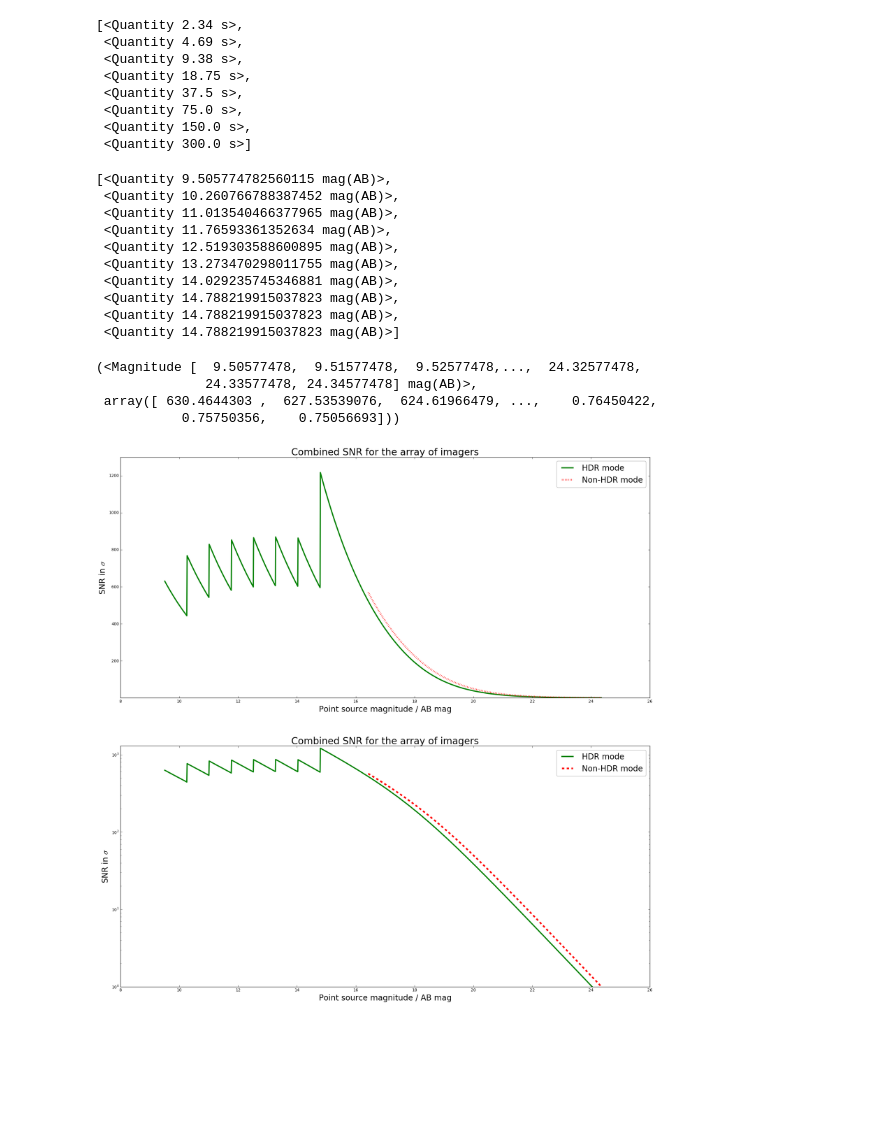
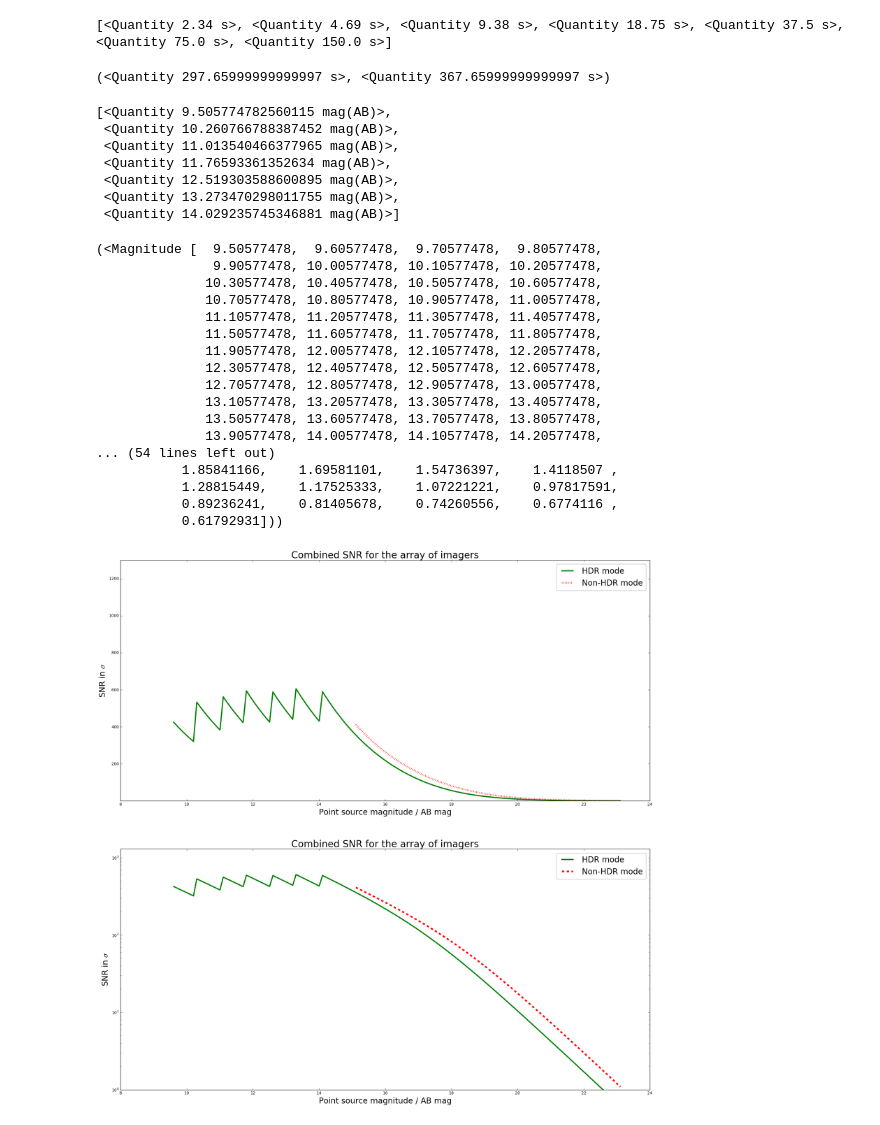
Before and after one commit to panoptes/POCS, a Jupyter notebook: examples/notebooks/HDR_mode.ipynb, the cells around one changed output. Saved outputs shown, nothing was run; the diff lists cells and outputs as text; code cells hidden in the pictures; blank space fills up the shorter version.

```diff
--- a/examples/notebooks/HDR_mode.ipynb
+++ b/examples/notebooks/HDR_mode.ipynb
@@ -14,22 +17,18 @@ from astropy import constants as c
 imager_array = hdr.create_imager_array()
 # %%
 #Generating a list of exposure times for the imager array
-imager_array.exposure_time_array(minimum_magnitude=10*u.ABmag, num_longexp = 1, factor=2, maximum_exptime = 300 * u.second, maximum_magnitude = 20 * u.ABmag)
+explist = imager_array.exposure_time_array(minimum_magnitude=10*u.ABmag, num_longexp = 1, factor=2, maximum_exptime = 300 * u.second, name = 'canon_sbig_g', maximum_magnitude = 20 * u.ABmag)
+print (explist)
 # %% [output]
-[<Quantity 2.34 s>,
- <Quantity 4.69 s>,
- <Quantity 9.38 s>,
- <Quantity 18.75 s>,
- <Quantity 37.5 s>,
- <Quantity 75.0 s>,
- <Quantity 150.0 s>,
- <Quantity 300.0 s>]
+[<Quantity 2.34 s>, <Quantity 4.69 s>, <Quantity 9.38 s>, <Quantity 18.75 s>, <Quantity 37.5 s>, <Quantity 75.0 s>, <Quantity 150.0 s>]
 # %%
 #calculates the total exposure time and total elapsed time for a set of exposure times
-imager_array.total_time_calculation(minimum_magnitude=10*u.ABmag, num_longexp = 1, factor=2, maximum_exptime = 300 * u.second, maximum_magnitude=22*u.ABmag)
+imager_array.total_time_calculation(explist, minimum_magnitude=10*u.ABmag, num_longexp = 1, factor=2, maximum_exptime = 300 * u.second, name = 'canon_sbig_g', maximum_magnitude=22*u.ABmag)
+# %% [output]
+(<Quantity 297.65999999999997 s>, <Quantity 367.65999999999997 s>)
 # %%
 #calculates the saturation limits corresponding to a set of exposure times
-imager_array.saturation_limits(minimum_magnitude=10*u.ABmag, num_longexp = 1, factor=2, maximum_exptime = 300 * u.second, maximum_magnitude=22*u.ABmag)
+imager_array.saturation_limits(explist, minimum_magnitude=10*u.ABmag, num_longexp = 1, factor=2, maximum_exptime = 300 * u.second, name = 'canon_sbig_g', maximum_magnitude=22*u.ABmag)
 # %% [output]
 [<Quantity 9.505774782560115 mag(AB)>,
  <Quantity 10.260766788387452 mag(AB)>,
@@ -37,19 +36,29 @@ imager_array.saturation_limits(minimum_magnitude=10*u.ABmag, num_longexp = 1, fa
  <Quantity 11.76593361352634 mag(AB)>,
  <Quantity 12.519303588600895 mag(AB)>,
  <Quantity 13.273470298011755 mag(AB)>,
- <Quantity 14.029235745346881 mag(AB)>,
- <Quantity 14.788219915037823 mag(AB)>,
- <Quantity 14.788219915037823 mag(AB)>,
- <Quantity 14.788219915037823 mag(AB)>]
+ <Quantity 14.029235745346881 mag(AB)>]
 # %%
 #Generates a plot of SNR versus magnitude for a point source for a HDR mode against a non-HDR mode
 %matplotlib inline
-imager_array.snr_plot(minimum_magnitude=10*u.ABmag, num_longexp = 1, factor=2, maximum_exptime = 300 * u.second, generate_plots = True, maximum_magnitude=22*u.ABmag)
+imager_array.snr_plot(explist, minimum_magnitude=10*u.ABmag, num_longexp = 1, factor=2, maximum_exptime = 300 * u.second, name = 'canon_sbig_g', generate_plots = True, maximum_magnitude=22*u.ABmag)
 # %% [output]
-(<Magnitude [  9.50577478,  9.51577478,  9.52577478,...,  24.32577478,
-              24.33577478, 24.34577478] mag(AB)>,
- array([ 630.4644303 ,  627.53539076,  624.61966479, ...,    0.76450422,
-           0.75750356,    0.75056693]))
+(<Magnitude [  9.50577478,  9.60577478,  9.70577478,  9.80577478,
+               9.90577478, 10.00577478, 10.10577478, 10.20577478,
+              10.30577478, 10.40577478, 10.50577478, 10.60577478,
+              10.70577478, 10.80577478, 10.90577478, 11.00577478,
+              11.10577478, 11.20577478, 11.30577478, 11.40577478,
+              11.50577478, 11.60577478, 11.70577478, 11.80577478,
+              11.90577478, 12.00577478, 12.10577478, 12.20577478,
+              12.30577478, 12.40577478, 12.50577478, 12.60577478,
+              12.70577478, 12.80577478, 12.90577478, 13.00577478,
+              13.10577478, 13.20577478, 13.30577478, 13.40577478,
+              13.50577478, 13.60577478, 13.70577478, 13.80577478,
+              13.90577478, 14.00577478, 14.10577478, 14.20577478,
+... (54 lines left out)
+           1.85841166,    1.69581101,    1.54736397,    1.4118507 ,
+           1.28815449,    1.17525333,    1.07221221,    0.97817591,
+           0.89236241,    0.81405678,    0.74260556,    0.6774116 ,
+           0.61792931]))
-[figure, old version]
+[figure, new version]
 # %%
 #generates all the information required for an HDR mode
```
Also changed, not shown: parts of 8 cells of this notebook, 4 other files.
